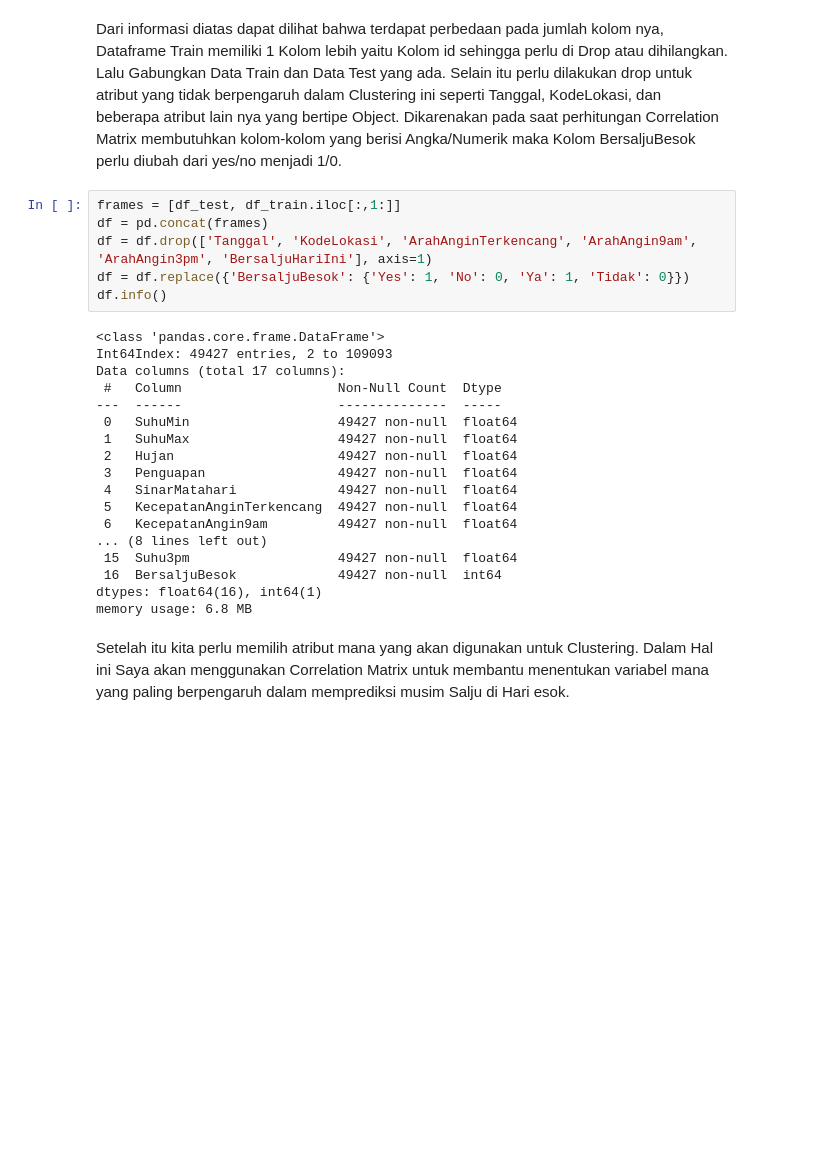
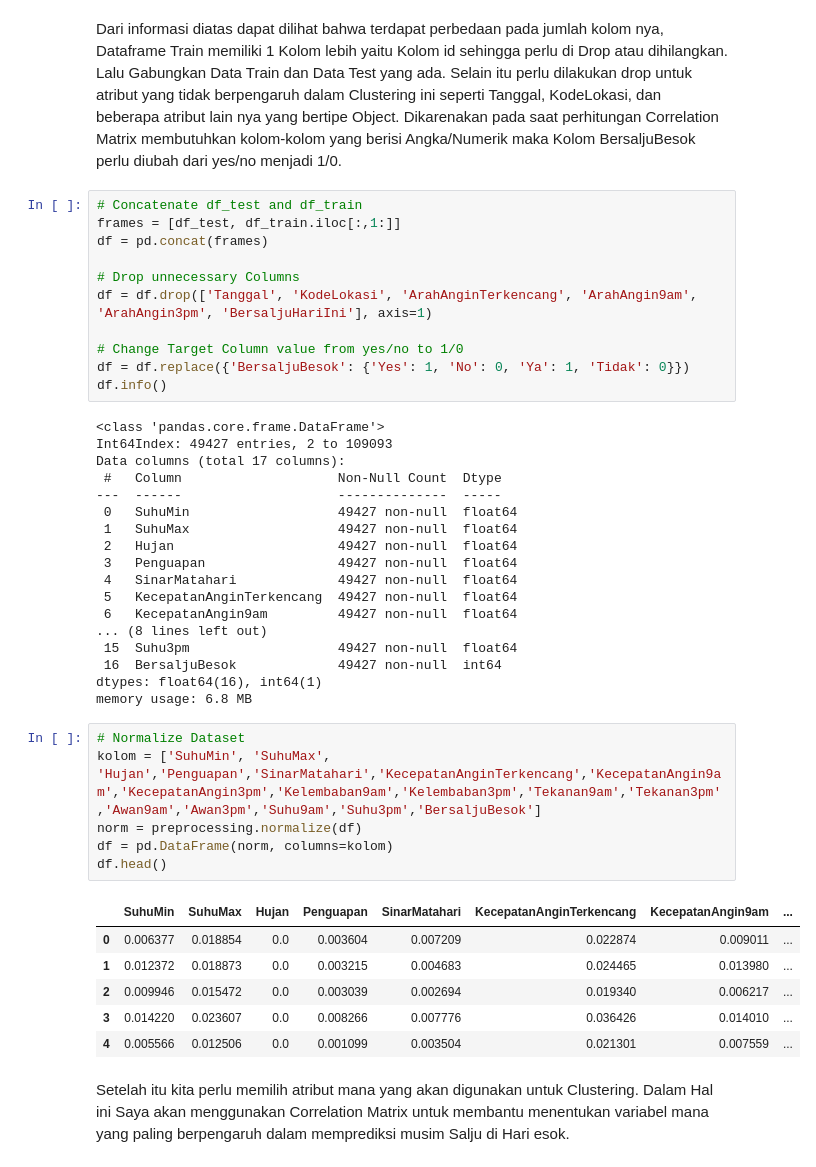
Before and after one commit to X4D0/MachineLearning, a Jupyter notebook: Clustering_1301184233.ipynb, the cells around one changed output. Cells and saved outputs as stored; diff of their text form; blank space fills up the shorter version.

```diff
--- a/Clustering_1301184233.ipynb
+++ b/Clustering_1301184233.ipynb
@@ -56,9 +57,14 @@ None
 # %% [markdown]
 Dari informasi diatas dapat dilihat bahwa terdapat perbedaan pada jumlah kolom nya, Dataframe Train memiliki 1 Kolom lebih yaitu Kolom id sehingga perlu di Drop atau dihilangkan. Lalu Gabungkan Data Train dan Data Test yang ada. Selain itu perlu dilakukan drop untuk atribut yang tidak berpengaruh dalam Clustering ini seperti Tanggal, KodeLokasi, dan beberapa atribut lain nya yang bertipe Object. Dikarenakan pada saat perhitungan Correlation Matrix membutuhkan kolom-kolom yang berisi Angka/Numerik maka Kolom BersaljuBesok perlu diubah dari yes/no menjadi 1/0.
 # %%
+# Concatenate df_test and df_train
 frames = [df_test, df_train.iloc[:,1:]]
 df = pd.concat(frames)
+
+# Drop unnecessary Columns
 df = df.drop(['Tanggal', 'KodeLokasi', 'ArahAnginTerkencang', 'ArahAngin9am', 'ArahAngin3pm', 'BersaljuHariIni'], axis=1)
+
+# Change Target Column value from yes/no to 1/0
 df = df.replace({'BersaljuBesok': {'Yes': 1, 'No': 0, 'Ya': 1, 'Tidak': 0}})
 df.info()
 # %% [output]
@@ -79,6 +85,19 @@ Data columns (total 17 columns):
  16  BersaljuBesok             49427 non-null  int64
 dtypes: float64(16), int64(1)
 memory usage: 6.8 MB
+# %%
+# Normalize Dataset
+kolom = ['SuhuMin', 'SuhuMax', 'Hujan','Penguapan','SinarMatahari','KecepatanAnginTerkencang','KecepatanAngin9am','KecepatanAngin3pm','Kelembaban9am','Kelembaban3pm','Tekanan9am','Tekanan3pm','Awan9am','Awan3pm','Suhu9am','Suhu3pm','BersaljuBesok']
+norm = preprocessing.normalize(df)
+df = pd.DataFrame(norm, columns=kolom)
+df.head()
+# %% [output]
+|  | SuhuMin | SuhuMax | Hujan | Penguapan | SinarMatahari | KecepatanAnginTerkencang | KecepatanAngin9am | ... |
+| 0 | 0.006377 | 0.018854 | 0.0 | 0.003604 | 0.007209 | 0.022874 | 0.009011 | ... |
+| 1 | 0.012372 | 0.018873 | 0.0 | 0.003215 | 0.004683 | 0.024465 | 0.013980 | ... |
+| 2 | 0.009946 | 0.015472 | 0.0 | 0.003039 | 0.002694 | 0.019340 | 0.006217 | ... |
+| 3 | 0.014220 | 0.023607 | 0.0 | 0.008266 | 0.007776 | 0.036426 | 0.014010 | ... |
+| 4 | 0.005566 | 0.012506 | 0.0 | 0.001099 | 0.003504 | 0.021301 | 0.007559 | ... |
 # %% [markdown]
 Setelah itu kita perlu memilih atribut mana yang akan digunakan untuk Clustering. Dalam Hal ini Saya akan menggunakan Correlation Matrix untuk membantu menentukan variabel mana yang paling berpengaruh dalam memprediksi musim Salju di Hari esok.
 # %%
```
Also changed, not shown: parts of 10 cells of this notebook.
